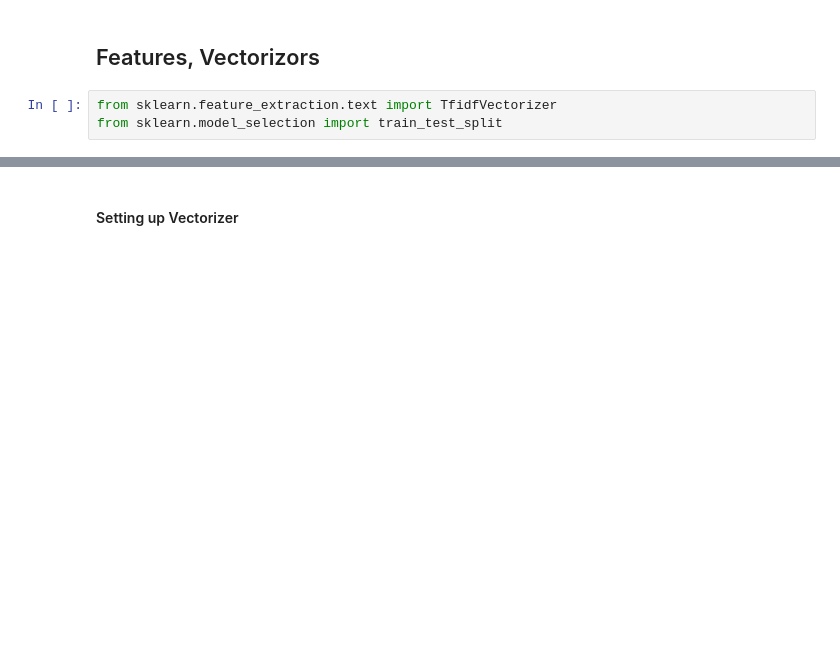
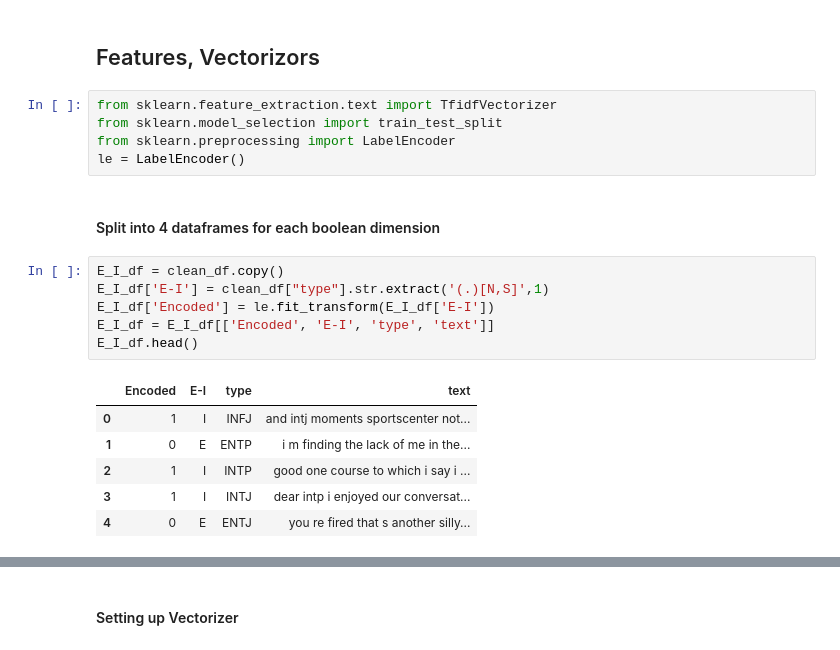
Before and after one commit to shaunwang1350/MyersBriggsMLProject, a Jupyter notebook: Notebooks/Master_notebook/Final Combined Model.ipynb, the cells around one changed output, grey strips where cells are left out. Drawn from its saved outputs; the diff is of its cells as text; blank space fills up the shorter version.

```diff
--- a/Notebooks/Master_notebook/Final Combined Model.ipynb
+++ b/Notebooks/Master_notebook/Final Combined Model.ipynb
@@ -322,3 +322,20 @@ clean_df.to_sql(name="clean_data", con=engine, index=False)
 # %%
 from sklearn.feature_extraction.text import TfidfVectorizer
 from sklearn.model_selection import train_test_split
+from sklearn.preprocessing import LabelEncoder
+le = LabelEncoder()
+# %% [markdown]
+#### Split into 4 dataframes for each boolean dimension
+# %%
+E_I_df = clean_df.copy()
+E_I_df['E-I'] = clean_df["type"].str.extract('(.)[N,S]',1)
+E_I_df['Encoded'] = le.fit_transform(E_I_df['E-I'])
+E_I_df = E_I_df[['Encoded', 'E-I', 'type', 'text']]
+E_I_df.head()
+# %% [output]
+|  | Encoded | E-I | type | text |
+| 0 | 1 | I | INFJ | and intj moments sportscenter not... |
+| 1 | 0 | E | ENTP | i m finding the lack of me in the... |
+| 2 | 1 | I | INTP | good one course to which i say i ... |
+| 3 | 1 | I | INTJ | dear intp i enjoyed our conversat... |
+| 4 | 0 | E | ENTJ | you re fired that s another silly... |
```
Also changed, not shown: parts of 18 cells of this notebook, 1 other file.
